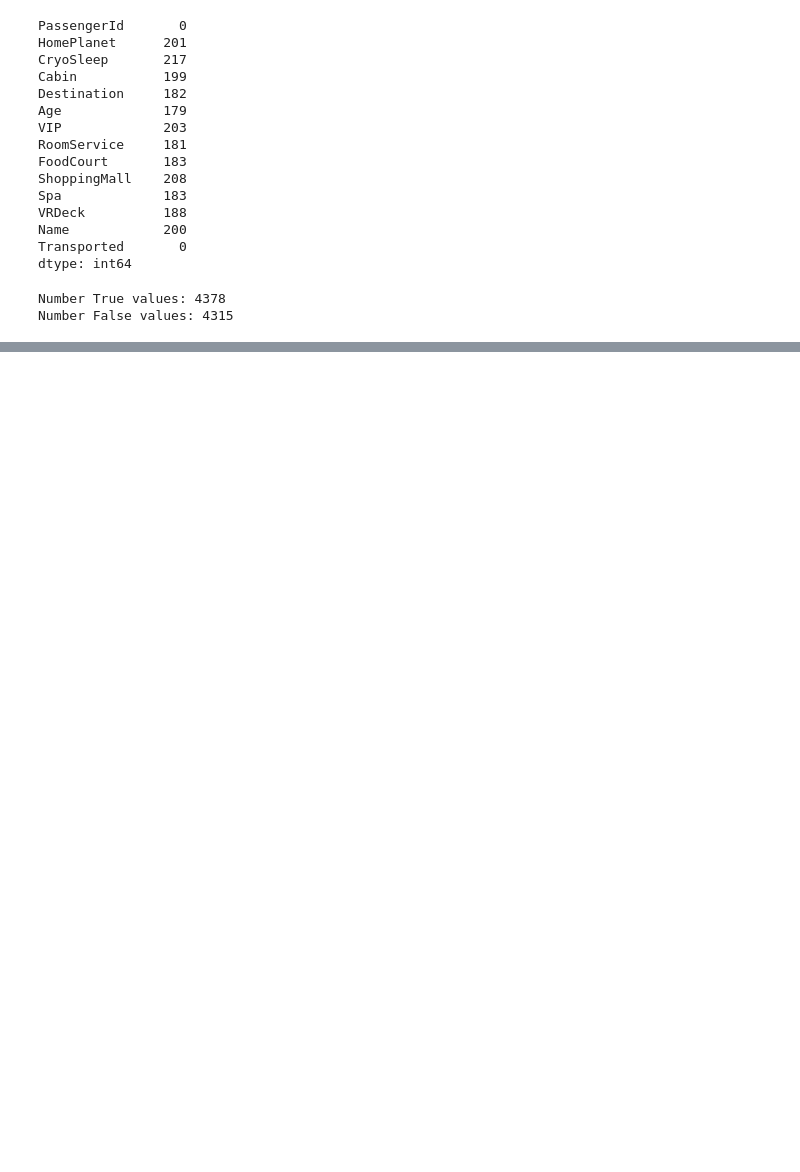
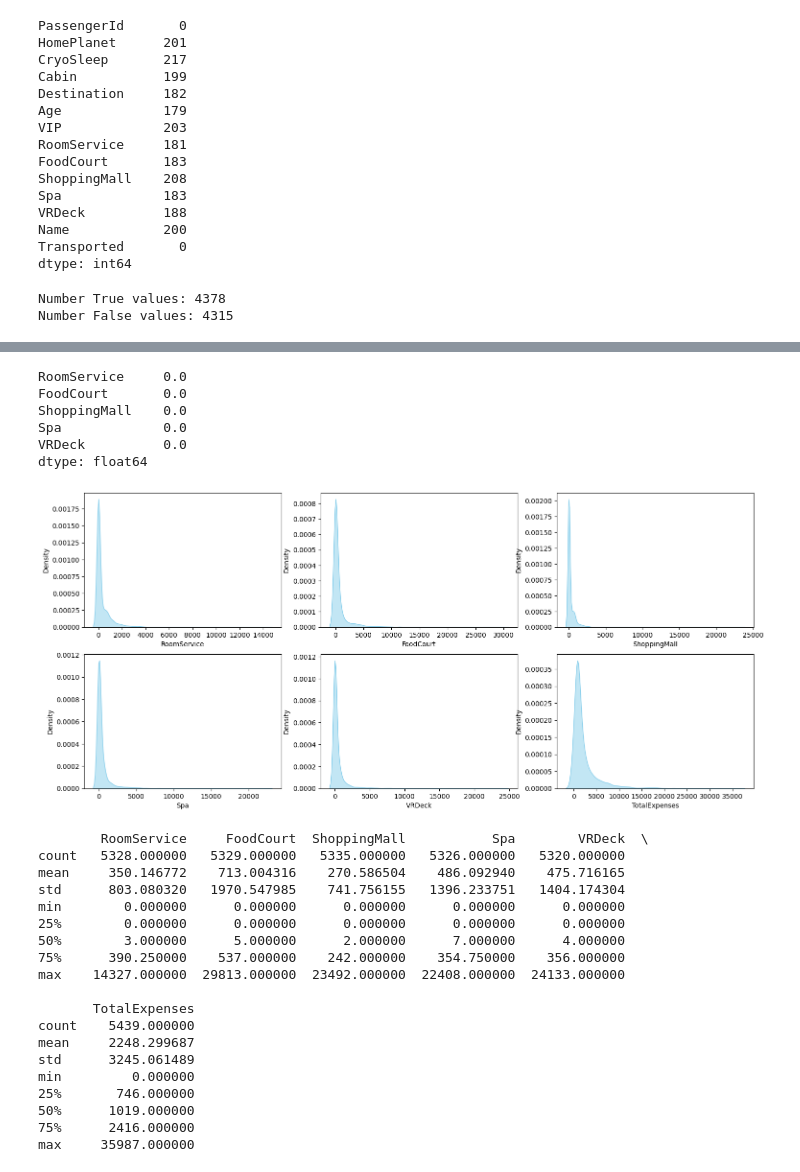
Before and after one commit to mapardo-lab/spaceshipTitanic, a Jupyter notebook: EDA.ipynb, the cells around one changed output, grey strips where cells are left out. Cells and saved outputs as stored; diff of their text form; code cells hidden in the pictures; blank space fills up the shorter version.

```diff
--- a/EDA.ipynb
+++ b/EDA.ipynb
@@ -111,0 +96,37 @@ ValueError: cannot convert float NaN to integer
+# %%
+# people with CryoSleep True have no expenses
+df_train[df_train['CryoSleep'] == True][['RoomService','FoodCourt','ShoppingMall','Spa','VRDeck']].sum()
+# %% [output]
+RoomService     0.0
+FoodCourt       0.0
+ShoppingMall    0.0
+Spa             0.0
+VRDeck          0.0
+dtype: float64
+# %%
+# visualize 'RoomService', 'FoodCourt', 'Spa' and 'VRDeck' and new feature 'TotalExpenses'
+df = df_train[df_train['CryoSleep'] == False][['RoomService','FoodCourt','ShoppingMall','Spa','VRDeck']]
+df['TotalExpenses'] = df.sum(axis=1)
+plot_density(df, ['RoomService', 'FoodCourt', 'ShoppingMall', 'Spa', 'VRDeck','TotalExpenses'], 2, 3)
+print(df.describe())
+# %% [output]
+[figure, added]
+        RoomService     FoodCourt  ShoppingMall           Spa        VRDeck  \
+count   5328.000000   5329.000000   5335.000000   5326.000000   5320.000000
+mean     350.146772    713.004316    270.586504    486.092940    475.716165
+std      803.080320   1970.547985    741.756155   1396.233751   1404.174304
+min        0.000000      0.000000      0.000000      0.000000      0.000000
+25%        0.000000      0.000000      0.000000      0.000000      0.000000
+50%        3.000000      5.000000      2.000000      7.000000      4.000000
+75%      390.250000    537.000000    242.000000    354.750000    356.000000
+max    14327.000000  29813.000000  23492.000000  22408.000000  24133.000000
+
+       TotalExpenses
+count    5439.000000
+mean     2248.299687
+std      3245.061489
+min         0.000000
+25%       746.000000
+50%      1019.000000
+75%      2416.000000
+max     35987.000000
```
Also changed, not shown: parts of 14 cells of this notebook, 1 other file.
